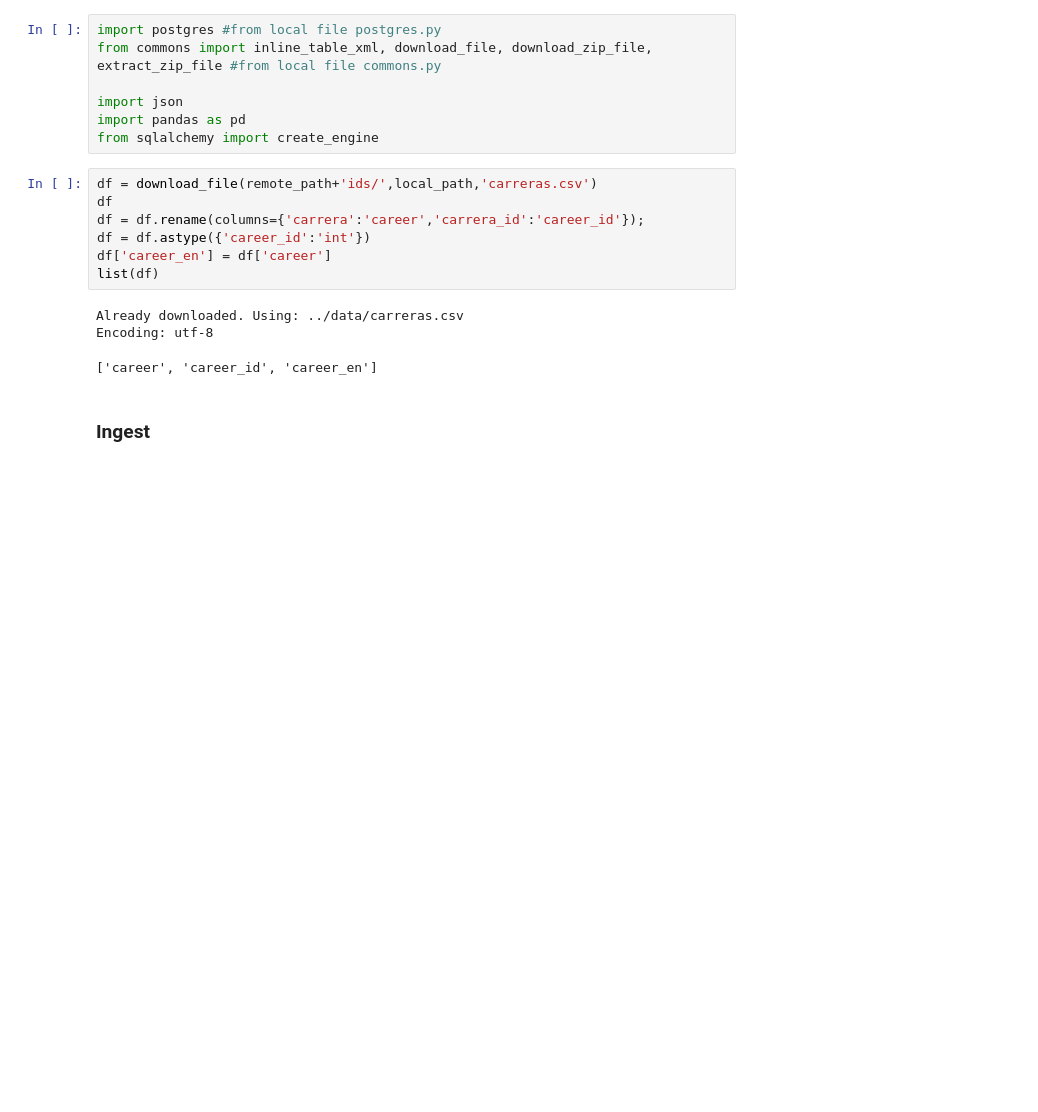
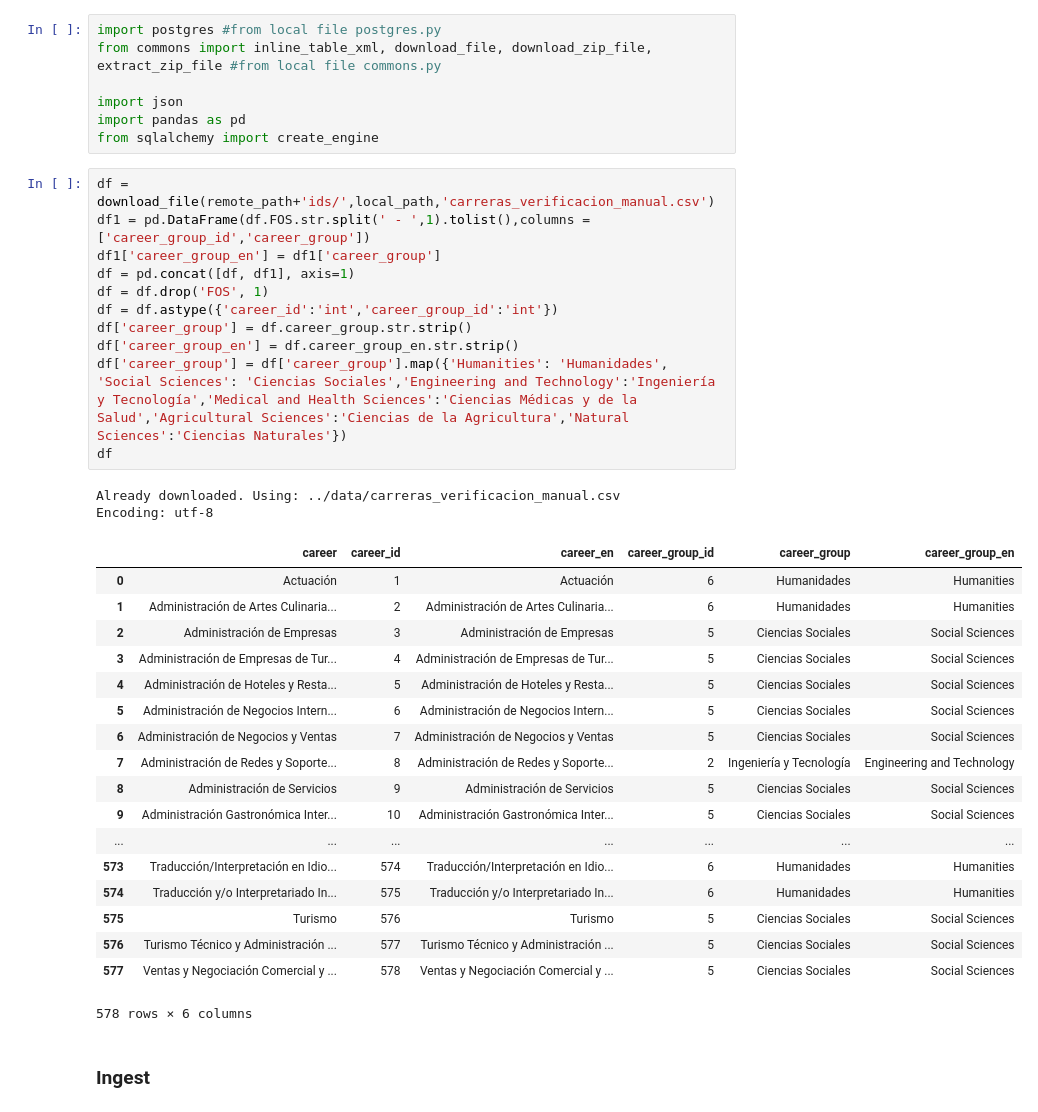
Before and after one commit to datachile/datachile-etl, a Jupyter notebook: education/dim_careers/ingest/careers_ingest.ipynb, the cells around one changed output. Cells and saved outputs as stored; diff of their text form; blank space fills up the shorter version.

```diff
--- a/education/dim_careers/ingest/careers_ingest.ipynb
+++ b/education/dim_careers/ingest/careers_ingest.ipynb
@@ -24,17 +24,38 @@ from commons import inline_table_xml, download_file, download_zip_file, extract_
 import json
 import pandas as pd
 from sqlalchemy import create_engine
-# %%
-df = download_file(remote_path+'ids/',local_path,'carreras.csv')
-df
-df = df.rename(columns={'carrera':'career','carrera_id':'career_id'});
-df = df.astype({'career_id':'int'})
-df['career_en'] = df['career']
-list(df)
-# %% [output]
-Already downloaded. Using: ../data/carreras.csv
-Encoding: utf-8
-['career', 'career_id', 'career_en']
+# %%
+df = download_file(remote_path+'ids/',local_path,'carreras_verificacion_manual.csv')
+df1 = pd.DataFrame(df.FOS.str.split(' - ',1).tolist(),columns = ['career_group_id','career_group'])
+df1['career_group_en'] = df1['career_group']
+df = pd.concat([df, df1], axis=1)
+df = df.drop('FOS', 1)
+df = df.astype({'career_id':'int','career_group_id':'int'})
+df['career_group'] = df.career_group.str.strip()
+df['career_group_en'] = df.career_group_en.str.strip()
+df['career_group'] = df['career_group'].map({'Humanities': 'Humanidades', 'Social Sciences': 'Ciencias Sociales','Engineering and Technology':'Ingeniería y Tecnología','Medical and Health Sciences':'Ciencias Médicas y de la Salud','Agricultural Sciences':'Ciencias de la Agricultura','Natural Sciences':'Ciencias Naturales'})
+df
+# %% [output]
+Already downloaded. Using: ../data/carreras_verificacion_manual.csv
+Encoding: utf-8
+|  | career | career_id | career_en | career_group_id | career_group | career_group_en |
+| 0 | Actuación | 1 | Actuación | 6 | Humanidades | Humanities |
+| 1 | Administración de Artes Culinaria... | 2 | Administración de Artes Culinaria... | 6 | Humanidades | Humanities |
+| 2 | Administración de Empresas | 3 | Administración de Empresas | 5 | Ciencias Sociales | Social Sciences |
+| 3 | Administración de Empresas de Tur... | 4 | Administración de Empresas de Tur... | 5 | Ciencias Sociales | Social Sciences |
+| 4 | Administración de Hoteles y Resta... | 5 | Administración de Hoteles y Resta... | 5 | Ciencias Sociales | Social Sciences |
+| 5 | Administración de Negocios Intern... | 6 | Administración de Negocios Intern... | 5 | Ciencias Sociales | Social Sciences |
+| 6 | Administración de Negocios y Ventas | 7 | Administración de Negocios y Ventas | 5 | Ciencias Sociales | Social Sciences |
+| 7 | Administración de Redes y Soporte... | 8 | Administración de Redes y Soporte... | 2 | Ingeniería y Tecnología | Engineering and Technology |
+| 8 | Administración de Servicios | 9 | Administración de Servicios | 5 | Ciencias Sociales | Social Sciences |
+| 9 | Administración Gastronómica Inter... | 10 | Administración Gastronómica Inter... | 5 | Ciencias Sociales | Social Sciences |
+| ... | ... | ... | ... | ... | ... | ... |
+| 573 | Traducción/Interpretación en Idio... | 574 | Traducción/Interpretación en Idio... | 6 | Humanidades | Humanities |
+| 574 | Traducción y/o Interpretariado In... | 575 | Traducción y/o Interpretariado In... | 6 | Humanidades | Humanities |
+| 575 | Turismo | 576 | Turismo | 5 | Ciencias Sociales | Social Sciences |
+| 576 | Turismo Técnico y Administración ... | 577 | Turismo Técnico y Administración ... | 5 | Ciencias Sociales | Social Sciences |
+| 577 | Ventas y Negociación Comercial y ... | 578 | Ventas y Negociación Comercial y ... | 5 | Ciencias Sociales | Social Sciences |
+578 rows × 6 columns
 # %% [markdown]
 ### Ingest
 # %%
```
Also changed, not shown: parts of 1 cell of this notebook, 3 other files.
